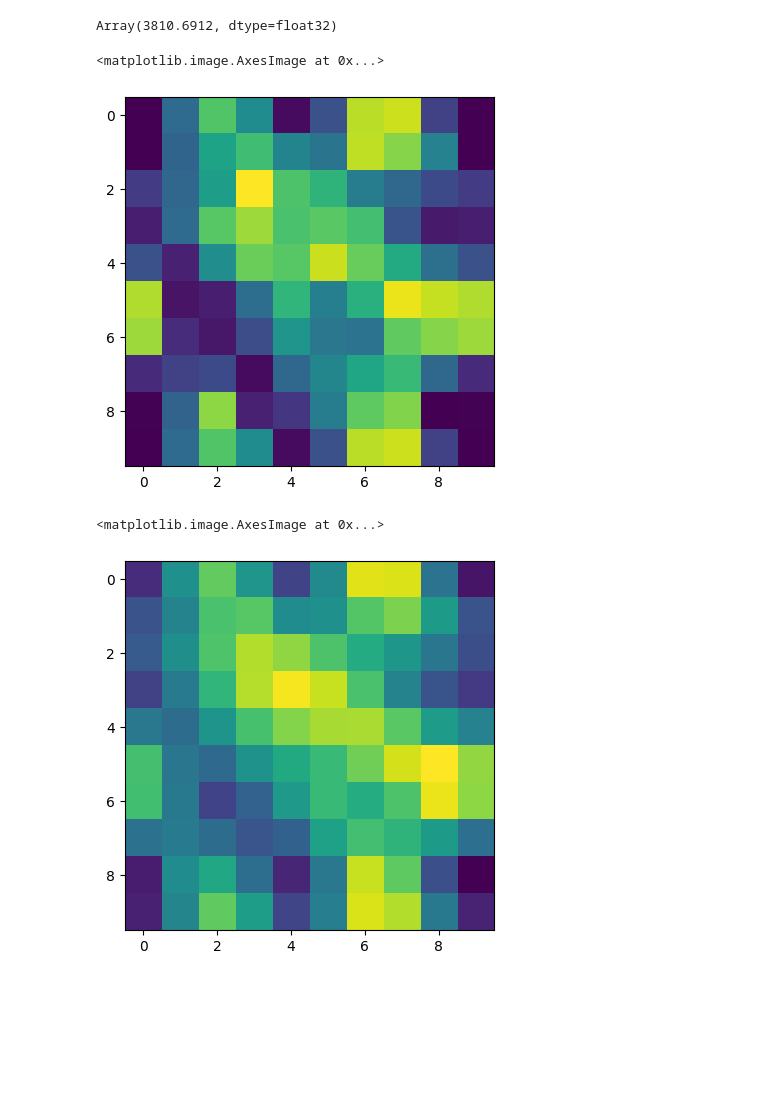
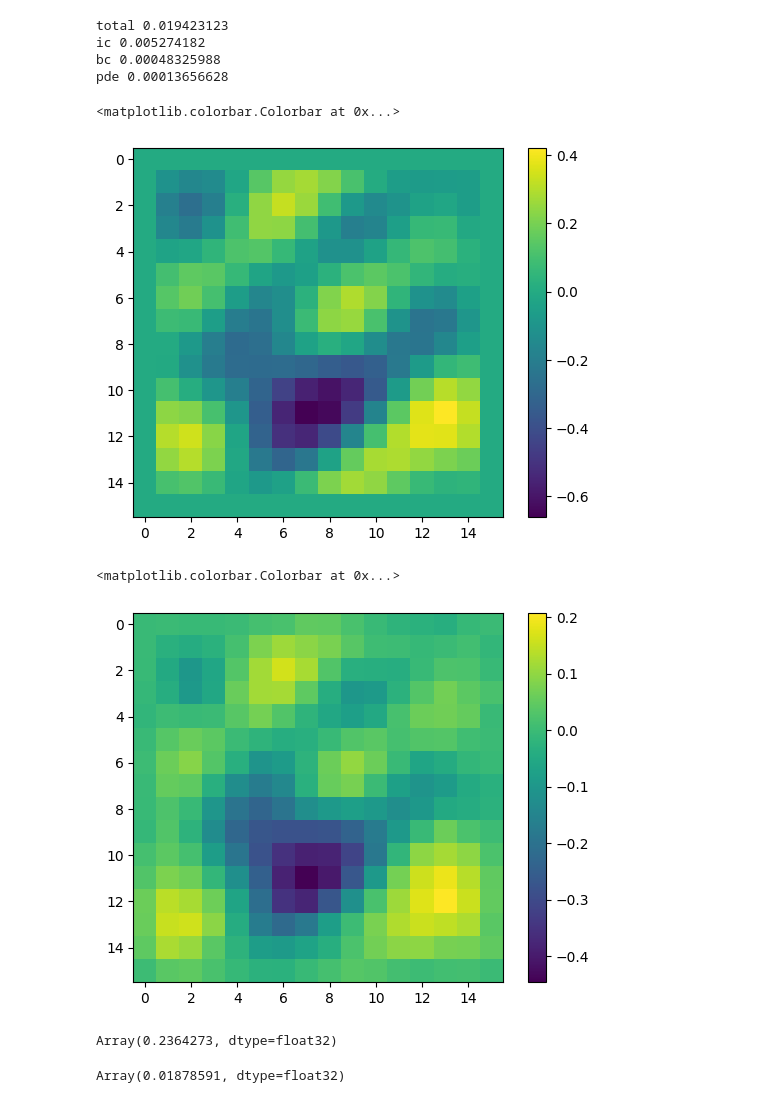
Before and after one commit to chillenb/landaunet, a Jupyter notebook: scimlproj.ipynb, the cells around one changed output. Drawn from its saved outputs; the diff is of its cells as text; code cells hidden in the pictures; blank space fills up the shorter version.

```diff
--- a/scimlproj.ipynb
+++ b/scimlproj.ipynb
@@ -34,8 +32,8 @@ class UnitNormVec3RF:
         self.fsize = 2*N+1
 
     def random(self, size):
-        magnitudes = (jax.random.normal(self.key, (size, 3 * (self.fsize)**2)) +
-                      1j*jax.random.normal(self.key, (size, 3 * (self.fsize)**2))) \
+        magnitudes = (jax.random.normal(self.key, (size, 2 * (self.fsize)**2)) +
+                      1j*jax.random.normal(self.key, (size, 2 * (self.fsize)**2))) \
                       * 1/(2*self.fsize)**2
 
         return magnitudes
@@ -44,28 +42,36 @@ class UnitNormVec3RF:
         x_tr = jnp.exp(1j*jnp.outer(xs[:,0], self.freqs))
         y_tr = jnp.exp(1j*jnp.outer(xs[:,1], self.freqs))
 
-        f = jnp.reshape(features, (-1, self.freqs.size, self.freqs.size, 3))
-        prod = jnp.einsum('abcd, qb, qc -> aqd', f, x_tr, y_tr).real
-        prod = jnp.array(prod/jnp.linalg.norm(prod, axis=-1)[..., None], dtype=jnp.float32)
-        return prod
+        f = jnp.reshape(features, (-1, self.freqs.size, self.freqs.size, 2))
+        Z = jnp.einsum('abc,qb,qc->aq', f[...,0], x_tr, y_tr).real
+        factor = jnp.sin(jnp.pi*xs[:,0])*jnp.sin(jnp.pi*xs[:,1])
+        Z = (1.0-factor) + Z*factor
+        normxy = jnp.sqrt(jnp.maximum(1.0-Z**2,0.0))
+        XY = jnp.einsum('abc,qb,qc->aq', f[...,1], x_tr, y_tr)
+        XY = jnp.exp(1j*2*jnp.pi*XY.imag)
+        X = normxy * XY.real
+        Y = normxy * XY.imag
+
+        return jnp.stack([X,Y,Z],axis=1)
 # %%
 space = UnitNormVec3RF(N=3)
 # %%
 r = space.random(2)
 # %%
 config = edict()
-config.nmesh_size1d = 10
-config.ntime = 20
-config.maxtime = 2
-config.btwidth = 512
-config.branchnet_layersizes = [config.nmesh_size1d**2 * 3, 512, 512, config.btwidth*3]
-config.trunknet_layersizes = [3, 512, 512, config.btwidth]
-config.icweight = 5
+config.nmesh_size1d = 16
+config.ntime = 200
+config.maxtime = 20
+config.btwidth = 1024
+config.branchnet_layersizes = [3*config.nmesh_size1d**2, config.btwidth*3, config.btwidth*3]
+config.trunknet_layersizes = [3, 1024, 1024, config.btwidth]
+config.icweight = 1
 config.bcweight = 1
-config.normlossweight = 5
+config.normlossweight = 1
 config.batchsize = 64
-config.activation = jax.nn.tanh
+config.activation = jax.nn.relu
 mkey = jax.random.PRNGKey(2031)
+n = config.nmesh_size1d
 # %%
 
 
@@ -231,5 +263,7 @@ def loss(model, u0s):
 # %%
 space = UnitNormVec3RF(N=2)
-r2 = space.random(1024)
+r2 = space.random(64)
 # %%
 u0s = space.eval_batch(r2, pts)
+u0s = jnp.reshape(u0s, (u0s.shape[0], 3, n, n))
+u0s.shape
@@ -330,19 +351,33 @@ for i in range(20000):
 # %%
-loss(dn, u0s)
+print_losses(dn, u0s, spacetimepts)
 # %% [output]
-Array(3810.6912, dtype=float32)
+total 0.019423123
+ic 0.005274182
+bc 0.00048325988
+pde 0.00013656628
 # %%
 n = config.nmesh_size1d
-plt.imshow(u0s[0].reshape((n,n,3))[:,:,0])
+plt.imshow(u0s[3][1])
+plt.colorbar()
 # %% [output]
-<matplotlib.image.AxesImage at 0x...>
+<matplotlib.colorbar.Colorbar at 0x...>
-[figure, old version]
+[figure, new version]
 # %%
-eval=jax.vmap(dn, (None, 0))(u0s[0],jnp.hstack((pts,0.0*jnp.ones((n**2,1)))))
-plt.imshow(eval.reshape((n,n,3))[:,:,0])
+eval=jax.vmap(dn, (None, 0))(u0s[3],jnp.hstack((pts,2.0*jnp.ones((n**2,1)))))
+eval = jnp.moveaxis(eval.reshape((n,n,3)), 2, 0)
+plt.imshow(eval[1])
+plt.colorbar()
 # %% [output]
-<matplotlib.image.AxesImage at 0x...>
+<matplotlib.colorbar.Colorbar at 0x...>
-[figure, old version]
+[figure, new version]
+# %%
+jnp.mean((eval[:-1]-u0s[3][:-1])**2)*config.icweight
+# %% [output]
+Array(0.2364273, dtype=float32)
+# %%
+icloss(dn, u0s[3])
+# %% [output]
+Array(0.01878591, dtype=float32)
 # %%
 # import jaxopt
 
```
Also changed, not shown: parts of 22 cells of this notebook.
